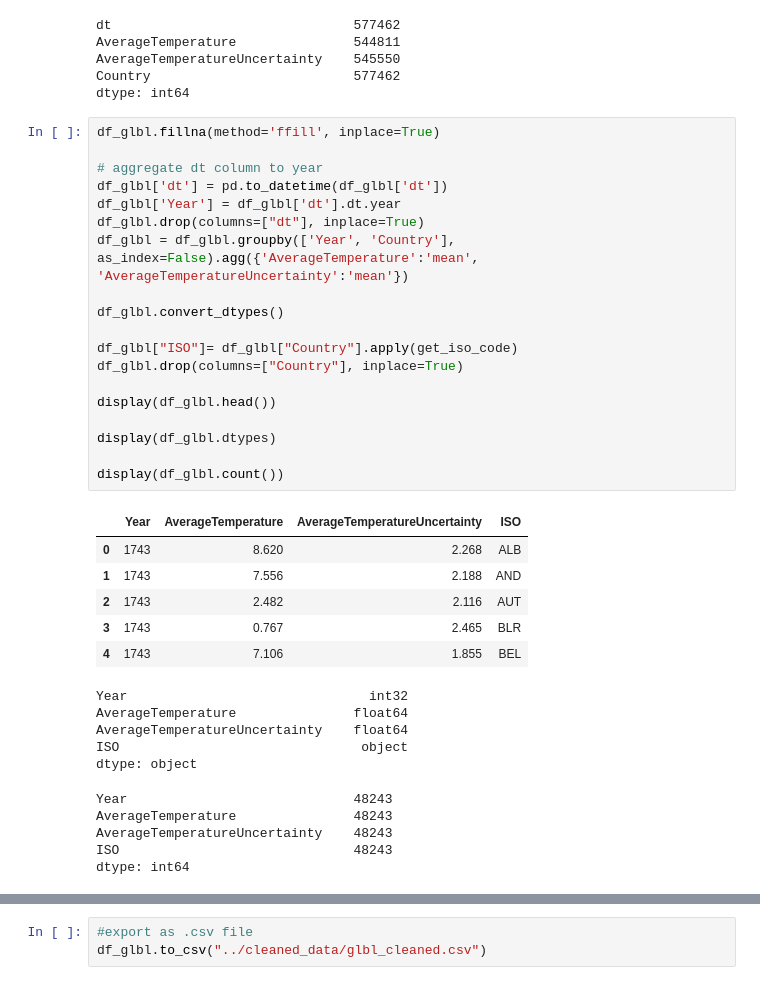
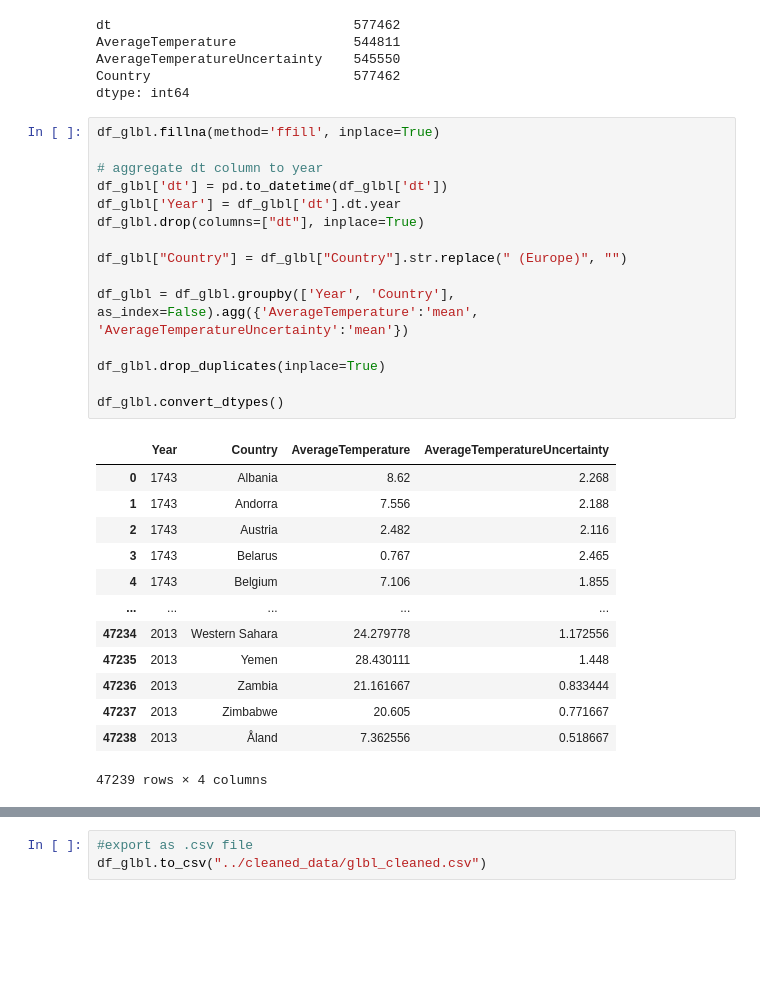
Before and after one commit to Breinich/EnvironmentAnalysis, a Jupyter notebook: src/data_cleansing.ipynb, the cells around one changed output, grey strips where cells are left out. Cells and saved outputs as stored; diff of their text form; blank space fills up the shorter version.

Commit message:
fix ISO country codes

```diff
--- a/src/data_cleansing.ipynb
+++ b/src/data_cleansing.ipynb
@@ -322,36 +360,29 @@ dtype: int64
 # %%
 df_glbl.fillna(method='ffill', inplace=True)
 
 # aggregate dt column to year
 df_glbl['dt'] = pd.to_datetime(df_glbl['dt'])
 df_glbl['Year'] = df_glbl['dt'].dt.year
 df_glbl.drop(columns=["dt"], inplace=True)
+
+df_glbl["Country"] = df_glbl["Country"].str.replace(" (Europe)", "")
+
 df_glbl = df_glbl.groupby(['Year', 'Country'], as_index=False).agg({'AverageTemperature':'mean', 'AverageTemperatureUncertainty':'mean'})
 
+df_glbl.drop_duplicates(inplace=True)
+
 df_glbl.convert_dtypes()
-
-df_glbl["ISO"]= df_glbl["Country"].apply(get_iso_code)
-df_glbl.drop(columns=["Country"], inplace=True)
-
-display(df_glbl.head())
-
-display(df_glbl.dtypes)
-
-display(df_glbl.count())
 # %% [output]
-|  | Year | AverageTemperature | AverageTemperatureUncertainty | ISO |
-| 0 | 1743 | 8.620 | 2.268 | ALB |
-| 1 | 1743 | 7.556 | 2.188 | AND |
-| 2 | 1743 | 2.482 | 2.116 | AUT |
-| 3 | 1743 | 0.767 | 2.465 | BLR |
-| 4 | 1743 | 7.106 | 1.855 | BEL |
+|  | Year | Country | AverageTemperature | AverageTemperatureUncertainty |
+| 0 | 1743 | Albania | 8.62 | 2.268 |
+| 1 | 1743 | Andorra | 7.556 | 2.188 |
+| 2 | 1743 | Austria | 2.482 | 2.116 |
+| 3 | 1743 | Belarus | 0.767 | 2.465 |
+| 4 | 1743 | Belgium | 7.106 | 1.855 |
+| ... | ... | ... | ... | ... |
+| 47234 | 2013 | Western Sahara | 24.279778 | 1.172556 |
+| 47235 | 2013 | Yemen | 28.430111 | 1.448 |
+| 47236 | 2013 | Zambia | 21.161667 | 0.833444 |
+| 47237 | 2013 | Zimbabwe | 20.605 | 0.771667 |
+| 47238 | 2013 | Åland | 7.362556 | 0.518667 |
-Year                               int32
-AverageTemperature               float64
-AverageTemperatureUncertainty    float64
-ISO                               object
-dtype: object
+47239 rows × 4 columns
-Year                             48243
-AverageTemperature               48243
-AverageTemperatureUncertainty    48243
-ISO                              48243
-dtype: int64
```
Also changed, not shown: parts of 6 cells of this notebook, 2 other files.
